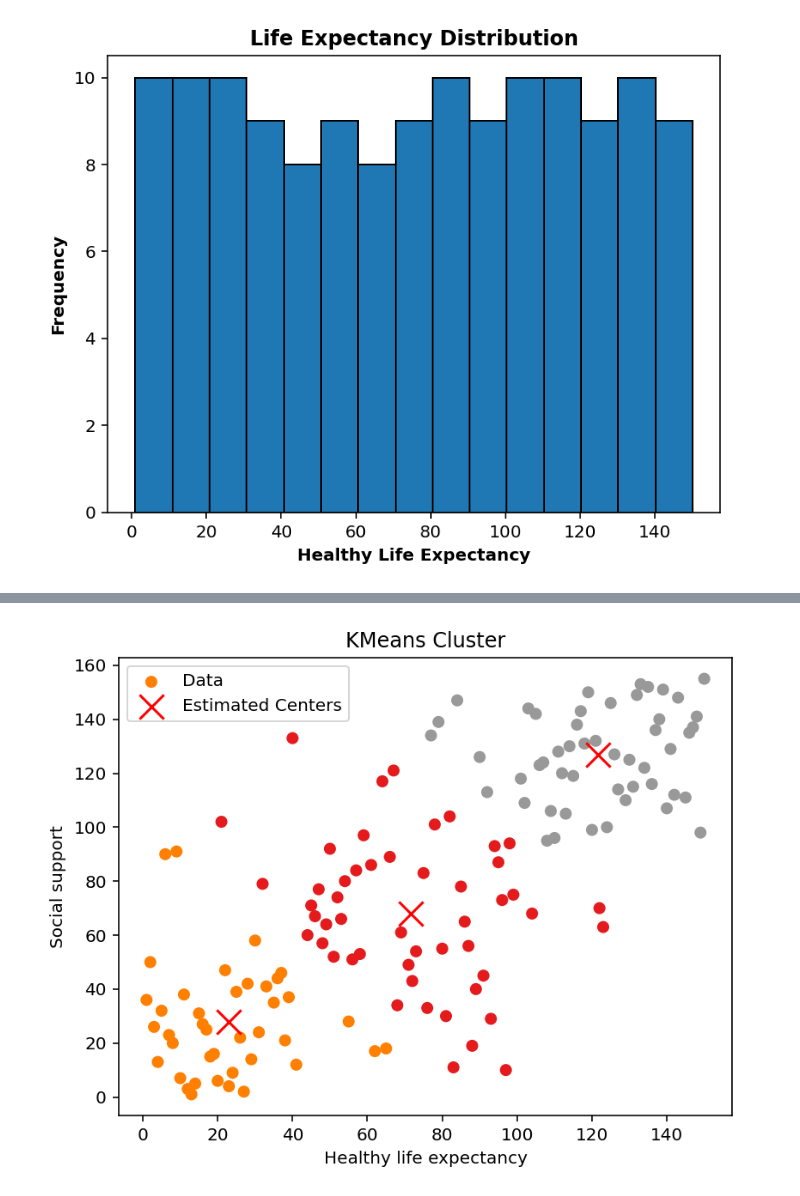
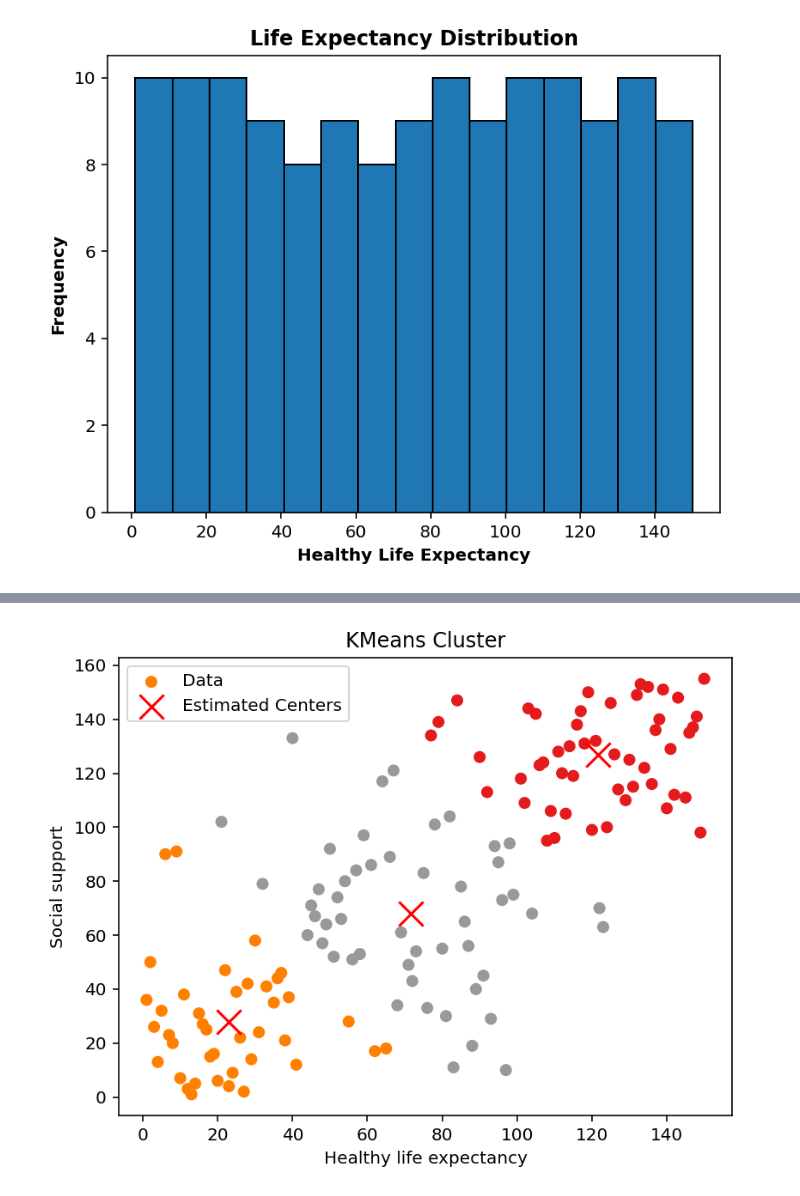
Before and after one commit to Anagha235/Clustering-and-Fitting, a Jupyter notebook: Clustering and Fitting.ipynb, the cells around one changed output, grey strips where cells are left out. Cells and saved outputs as stored; diff of their text form; code cells hidden in the pictures.

```diff
--- a/Clustering and Fitting.ipynb
+++ b/Clustering and Fitting.ipynb
@@ -198,44 +198,42 @@ optimize_k_means(df_scaled,10)
+# %%
+def plot_kmeans_clusters(labels, centers,df_inverse):
+    """
+    Plots the Kmeans Cluster
+    """
+
+    colours = plt.cm.Set1(np.linspace(0, 1, len(np.unique(labels))))
+    cmap = ListedColormap(colours)
+
+    plt.figure(dpi=144)
+    #Creates a scatter plot of data
+    plt.scatter(df_inverse[:,0], df_inverse[:,1], c=labels, cmap=cmap, label='Data')
+    #Plot cluster centers on the scatter plot
+    plt.scatter(centers[:,0],centers[:,1], s= 200, c='red', marker='x', label='Estimated Centers')
+    plt.xlabel('Healthy life expectancy')
+    plt.ylabel('Social support')
+    plt.legend()
+    plt.title('KMeans Cluster')
+    plt.show()
+    return
 # %%
 #creates KMeans with 3 clusters
 kmeans = KMeans (n_clusters=3)
 #Fits the kmean model to scaled data
 kmeans.fit(df_scaled)
 #creates a new column ‘kmeans_3’ and stores the cluster labels there.
 df['kmeans_3']= kmeans.labels_
 #Converts back to original scale
 centers = scaler.inverse_transform(kmeans.cluster_centers_)
 df_inverse= scaler.inverse_transform(df_scaled)
+
+#number of clusters to be used in KMeans clustering.
+optimal_k = 3
+
+#creates KMeans with 3 clusters
+kmeans = KMeans(n_clusters=optimal_k, n_init=20)
+#fits the KMeans model to the scaled data
+kmeans.fit(df_scaled)
+labels = kmeans.labels_
+plot_kmeans_clusters(labels, centers,df_inverse)
+# %% [output]
+[figure, added]
-# %%
-def plot_kmeans_clusters():
-    """
-    Plots the Kmeans Cluster
-    """
-
-    #number of clusters to be used in KMeans clustering.
-    optimal_k = 3
-
-    #creates KMeans with 3 clusters
-    kmeans = KMeans(n_clusters=optimal_k, n_init=20)
-    #fits the KMeans model to the scaled data
-    kmeans.fit(df_scaled)
-    labels = kmeans.labels_
-    #Converts to original scale
-    centers = scaler.inverse_transform(kmeans.cluster_centers_)
-    df_inverse= scaler.inverse_transform(df_scaled)
-
-    colours = plt.cm.Set1(np.linspace(0, 1, len(np.unique(labels))))
-    cmap = ListedColormap(colours)
-
-    plt.figure(dpi=144)
-    #Creates a scatter plot of data
-    plt.scatter(df_inverse[:,0], df_inverse[:,1], c=labels, cmap=cmap, label='Data')
-    #Plot cluster centers on the scatter plot
-    plt.scatter(centers[:,0],centers[:,1], s= 200, c='red', marker='x', label='Estimated Centers')
-    plt.xlabel('Healthy life expectancy')
-    plt.ylabel('Social support')
-    plt.legend()
-    plt.title('KMeans Cluster')
-    plt.show()
-plot_kmeans_clusters()
-# %% [output]
-[figure, removed]
```
Also changed, not shown: parts of 6 cells of this notebook.
